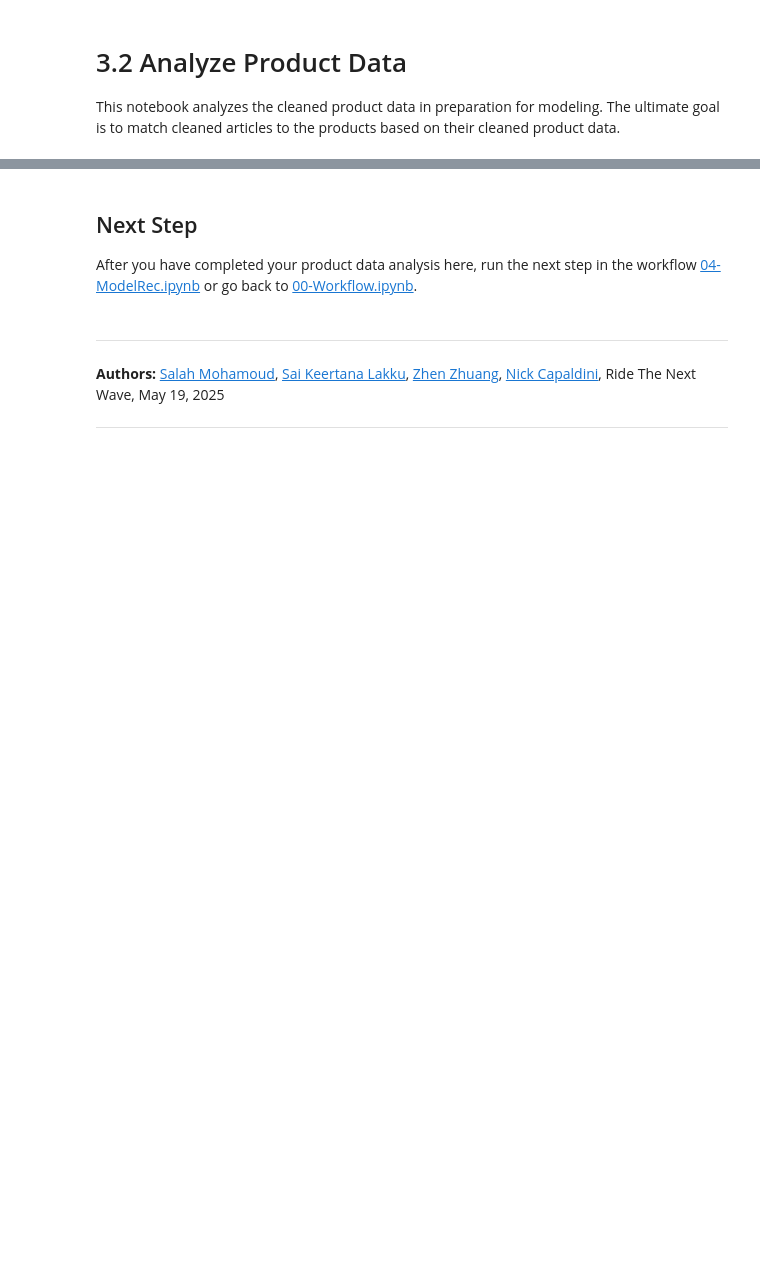
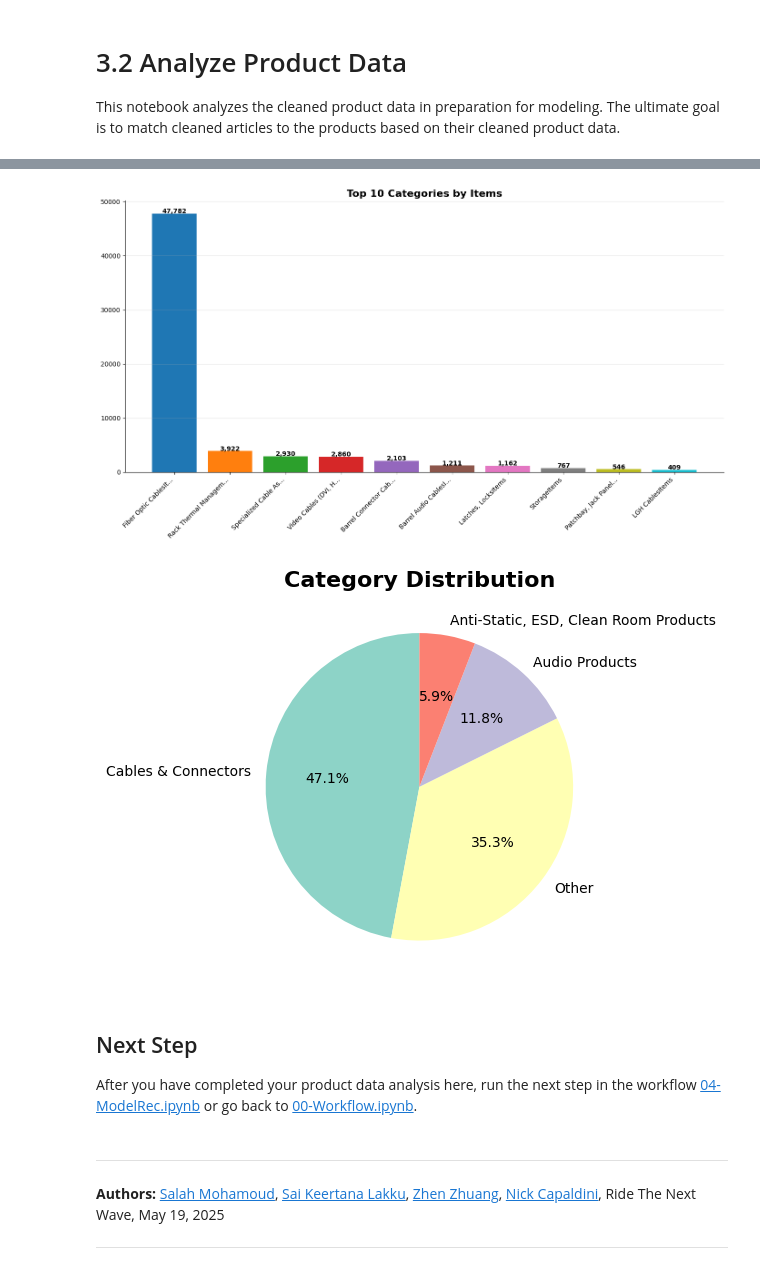
Before and after one commit to capaldiniRTNW/c003_p98_InventoryAgent, a Jupyter notebook: 03-02-AnalyzeProducts.ipynb, the cells around one changed output, grey strips where cells are left out. Drawn from its saved outputs; the diff is of its cells as text; code cells hidden in the pictures; blank space fills up the shorter version.

```diff
--- a/03-02-AnalyzeProducts.ipynb
+++ b/03-02-AnalyzeProducts.ipynb
@@ -51,3 +11,60 @@ plt.show()
+# %%
+# Load and process JSON
+with open('intermediate_data/Products_List_Clean.json', 'r', encoding='utf-8') as f:
+    data = json.load(f)
+
+# Create DataFrame
+df = pd.DataFrame(data.get('categories', data))
+
+# Extract numeric item count from the "name" field
+pattern = re.compile(r'(\d{1,3}(?:,\d{3})*|\d+)\s*Items?', re.IGNORECASE)
+df['items'] = df['name'].str.extract(pattern)[0].str.replace(',', '', regex=False)
+df['items'] = pd.to_numeric(df['items'], errors='coerce').fillna(0).astype(int)
+
+# Optional: Clean up name for better display
+df['clean_name'] = df['name'].str.replace(r'\d{1,3}(?:,\d{3})*|\d+\s*Items?', '', regex=True).str.strip()
+
+# Filter out categories with 0 items
+df = df[df['items'] > 0]
+
+# Pre-calculate values
+top10 = df.nlargest(10, 'items')
+category_counts = df['category'].value_counts()
+total_items = df['items'].sum()
+
+# --- Chart 1: Bar Chart (Top 10 by item count) ---
+plt.figure(figsize=(14, 8))
+bars = plt.bar(range(10), top10['items'], color=plt.cm.tab10(range(10)))
+plt.title('Top 10 Categories by Items', fontsize=16, fontweight='bold')
+plt.xticks(
+    range(10),
+    [n[:20] + '...' if len(n) > 20 else n for n in top10['clean_name']],
+    rotation=45, ha='right'
+)
+
+# Add value labels above bars
+for i, bar in enumerate(bars):
+    plt.text(bar.get_x() + bar.get_width() / 2, bar.get_height() + 50,
+             f'{int(bar.get_height()):,}', ha='center', fontweight='bold')
+
+plt.grid(axis='y', alpha=0.3)
+plt.gca().spines[['top', 'right']].set_visible(False)
+plt.tight_layout()
+plt.show()
+
+# --- Chart 2: Pie Chart (Category Distribution) ---
+plt.figure(figsize=(6, 6))
+plt.pie(category_counts.values,
+        labels=category_counts.index,
+        autopct='%1.1f%%',
+        startangle=90,
+        colors=plt.cm.Set3.colors[:len(category_counts)])
+plt.title('Category Distribution', fontsize=16, fontweight='bold')
+plt.tight_layout()
+plt.show()
+# %% [output]
+[figure, added]
+[figure, added]
 # %% [markdown]
 ## Next Step
 After you have completed your product data analysis here, run the next step in the workflow [04-ModelRec.ipynb](./04-ModelRec.ipynb) or go back to [00-Workflow.ipynb](./00-Workflow.ipynb).
```
Also changed, not shown: parts of 3 cells of this notebook, 20 other files.
